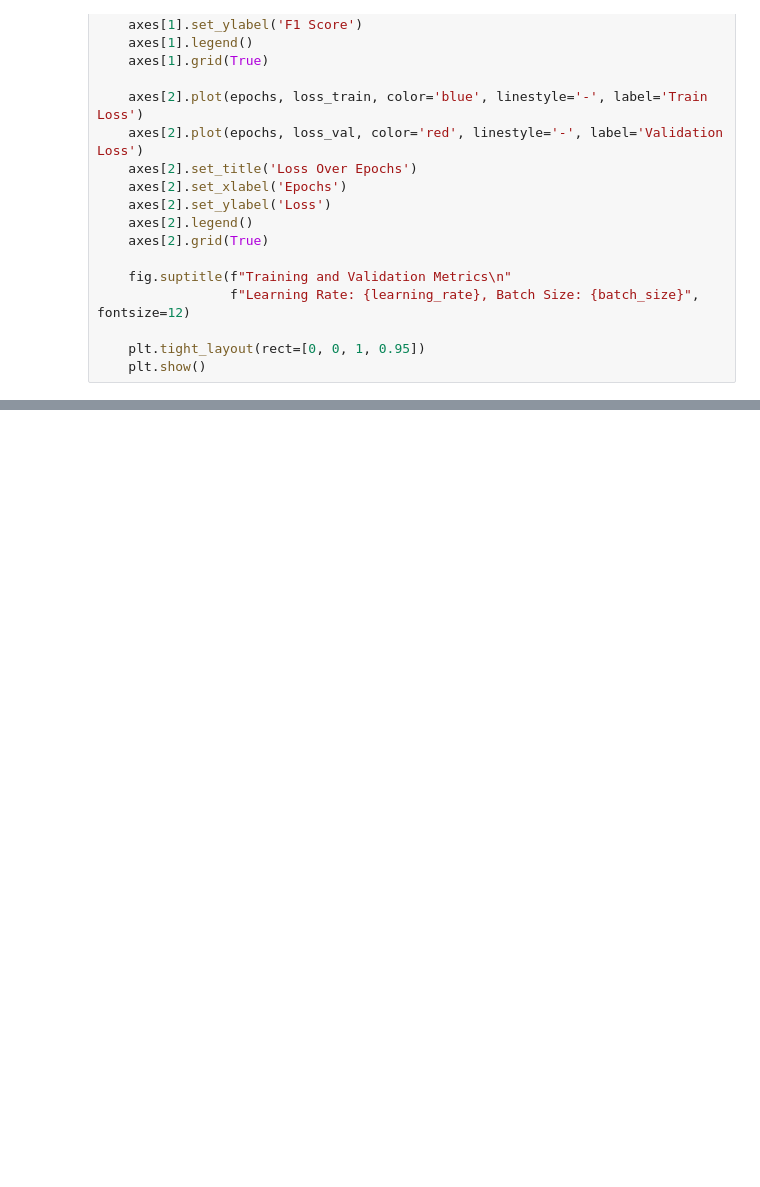
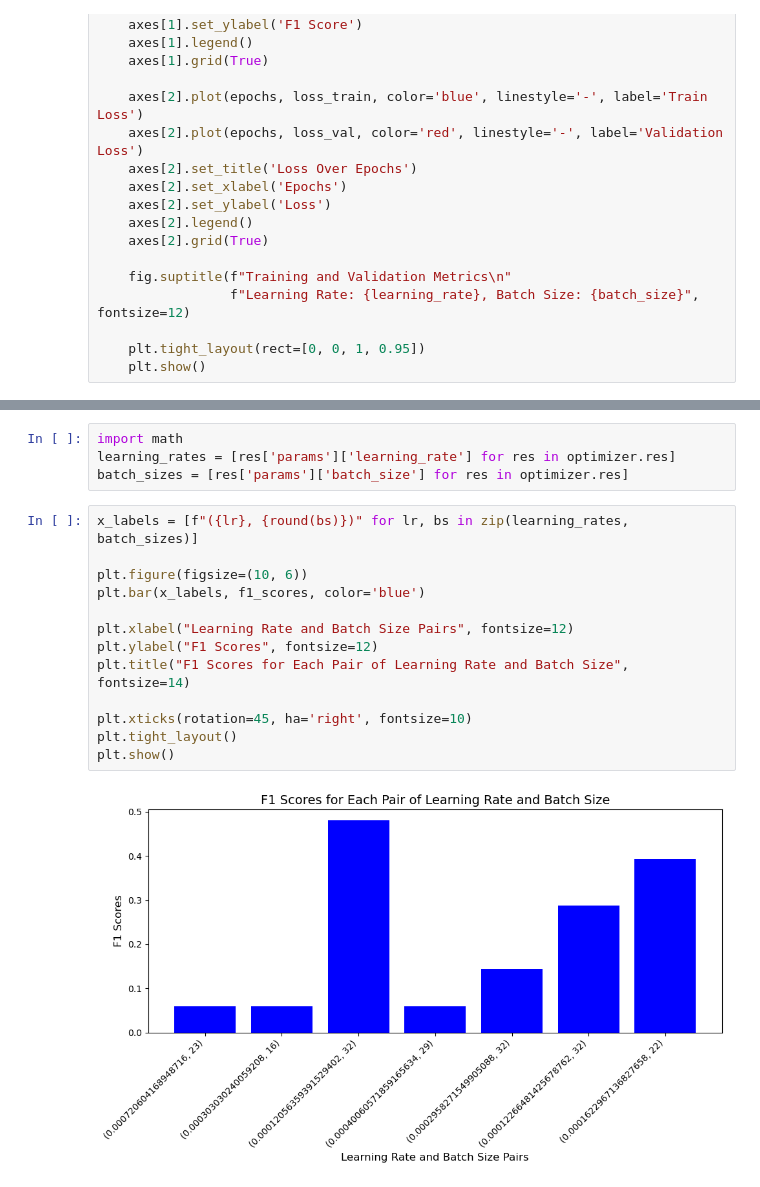
Before and after one commit to tamaricoh/AccentureProject, a Jupyter notebook: src/bayesian_optimization.ipynb, the cells around one changed output, grey strips where cells are left out. Saved outputs shown, nothing was run; the diff lists cells and outputs as text; blank space fills up the shorter version.

```diff
--- a/src/bayesian_optimization.ipynb
+++ b/src/bayesian_optimization.ipynb
@@ -144,0 +164,19 @@ print(helper)
+# %%
+import math
+learning_rates = [res['params']['learning_rate'] for res in optimizer.res]
+batch_sizes = [res['params']['batch_size'] for res in optimizer.res]
+# %%
+x_labels = [f"({lr}, {round(bs)})" for lr, bs in zip(learning_rates, batch_sizes)]
+
+plt.figure(figsize=(10, 6))
+plt.bar(x_labels, f1_scores, color='blue')
+
+plt.xlabel("Learning Rate and Batch Size Pairs", fontsize=12)
+plt.ylabel("F1 Scores", fontsize=12)
+plt.title("F1 Scores for Each Pair of Learning Rate and Batch Size", fontsize=14)
+
+plt.xticks(rotation=45, ha='right', fontsize=10)
+plt.tight_layout()
+plt.show()
+# %% [output]
+[figure, added]
```
Also changed, not shown: parts of 7 cells of this notebook, 8 other files.
